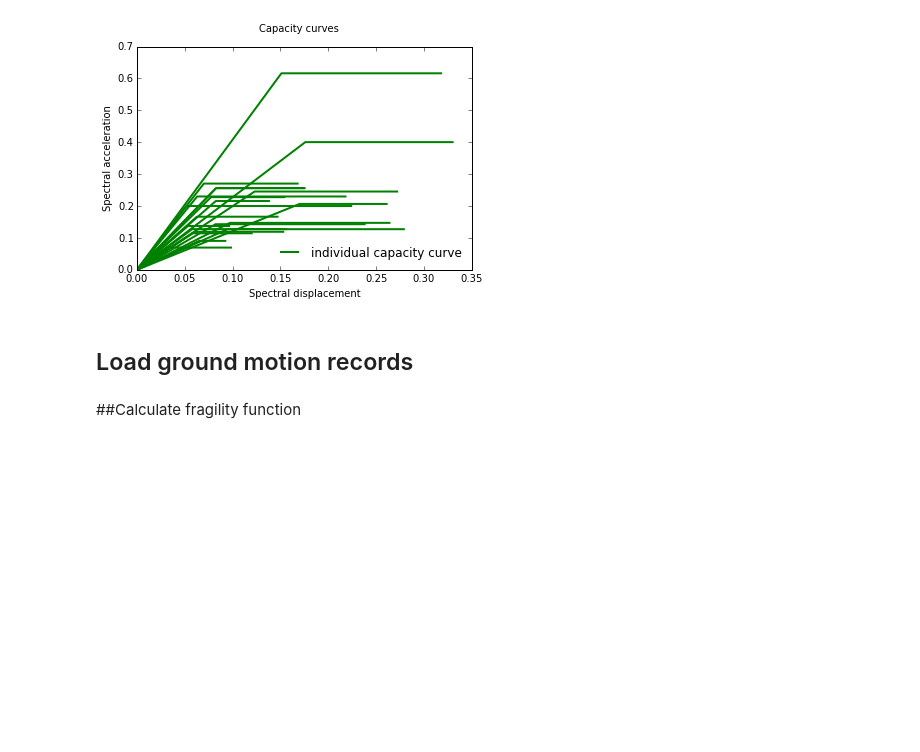
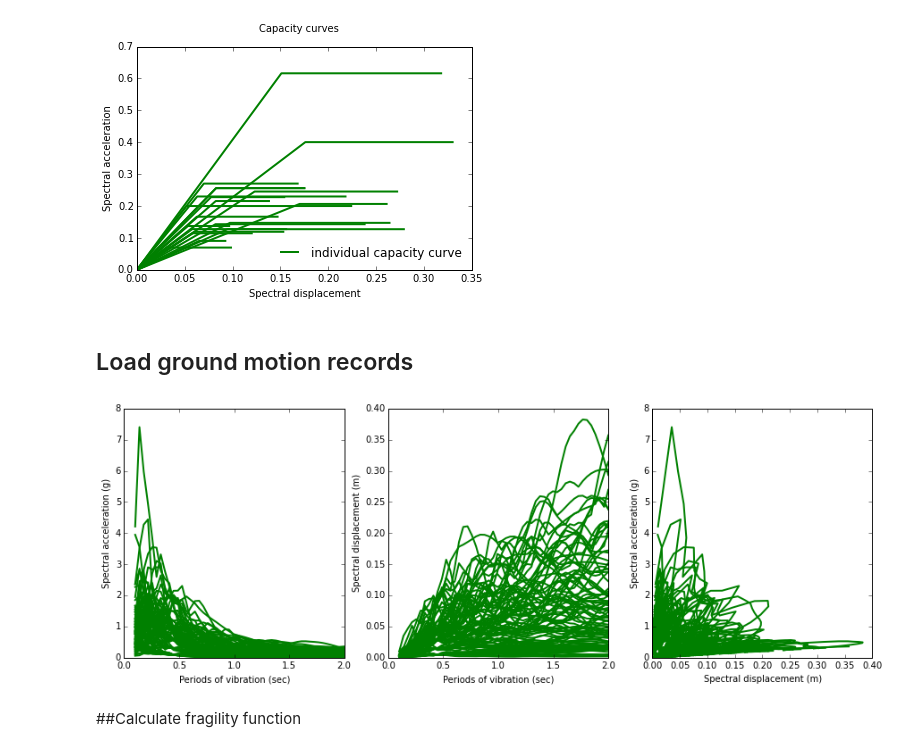
Before and after one commit to GEMScienceTools/rmtk, a Jupyter notebook: rmtk/vulnerability/derivation_fragility/hybrid_methods/CSM/CSM.ipynb, the cells around one changed output. Cells and saved outputs as stored; diff of their text form; code cells hidden in the pictures; blank space fills up the shorter version.

```diff
--- a/rmtk/vulnerability/derivation_fragility/hybrid_methods/CSM/CSM.ipynb
+++ b/rmtk/vulnerability/derivation_fragility/hybrid_methods/CSM/CSM.ipynb
@@ -23,9 +23,11 @@ utils.plot_capacity_curves(capacity_curves)
 # %%
 gmrs_folder = '/Users/vitorsilva/Documents/GEM/git/gem/rmtk_data/accelerograms'
 gmrs = utils.read_gmrs(gmrs_folder)
 minT = 0.1
 maxT = 2
-#utils.plot_response_spectra(gmrs,minT,maxT)
+utils.plot_response_spectra(gmrs,minT,maxT)
+# %% [output]
+[figure, added]
 # %% [markdown]
 ##Calculate fragility function
 # %%
```
Also changed, not shown: parts of 2 cells of this notebook, 16 other files.
